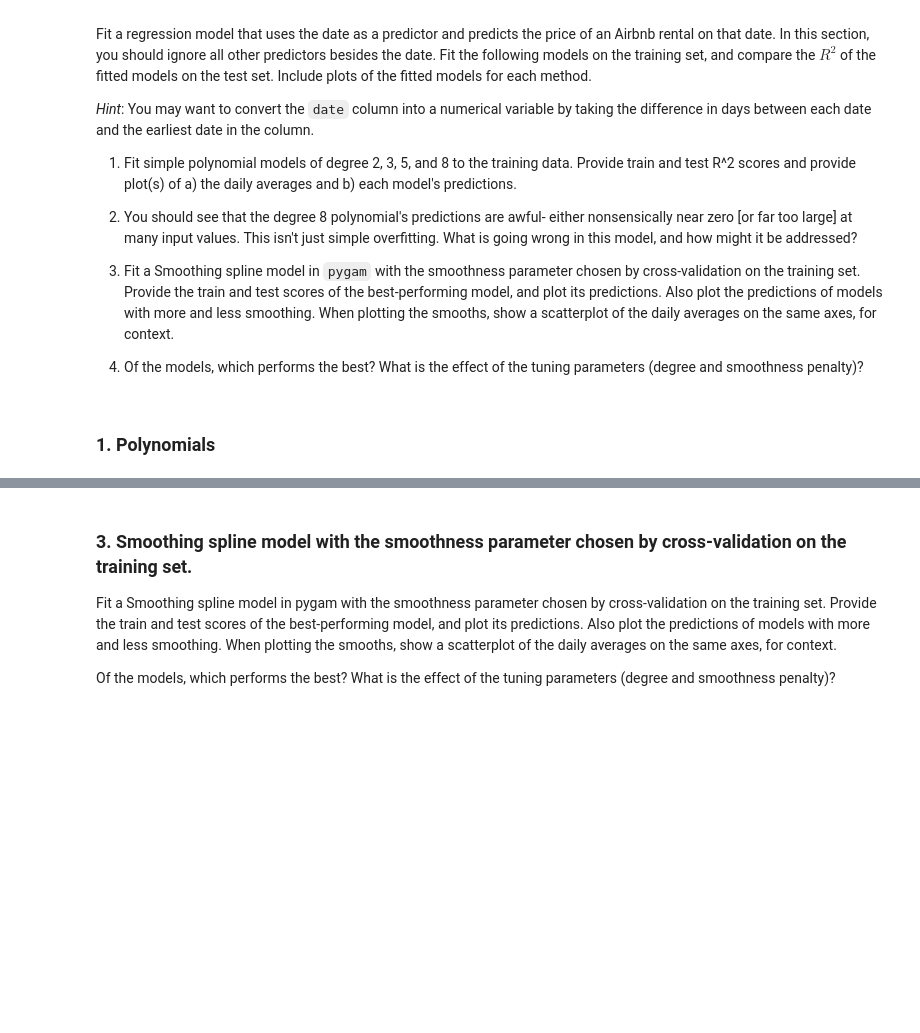
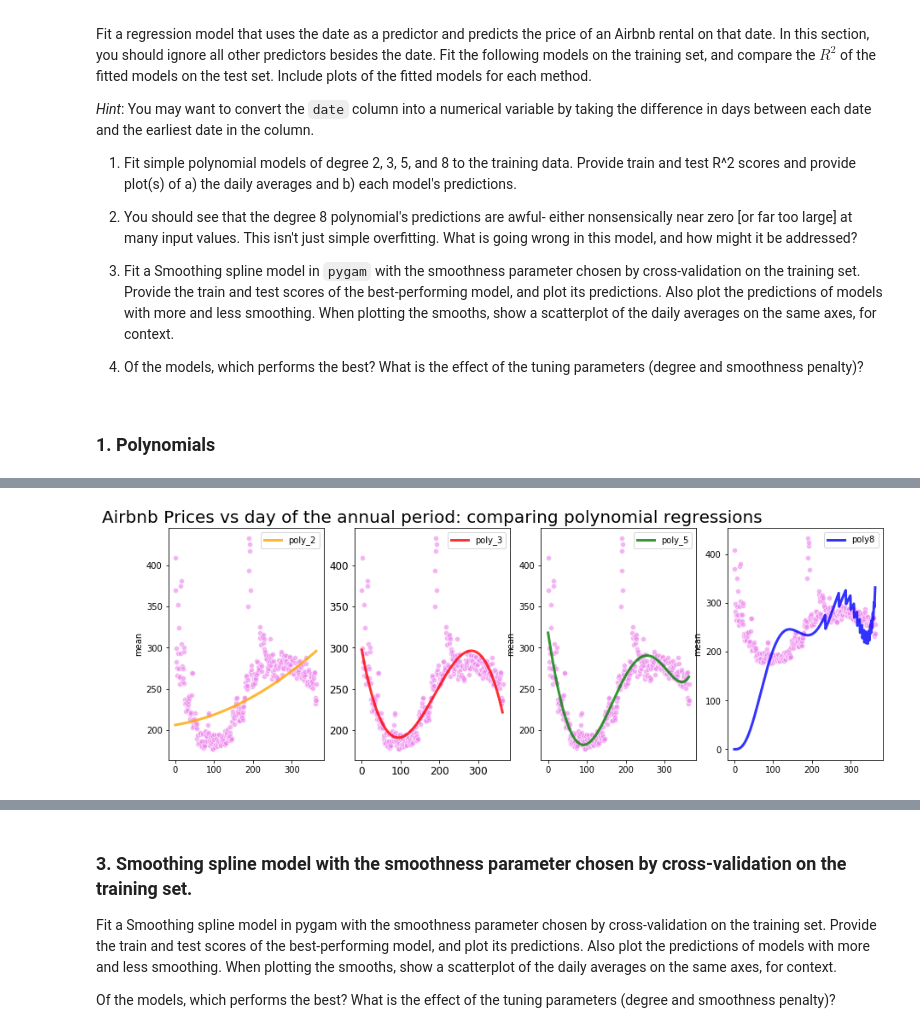
Before and after one commit to blindedjoy/2020-CS109B, a Jupyter notebook: content/homeworks/hw01/cs109b_hw1.ipynb, the cells around one changed output, grey strips where cells are left out. Cells and saved outputs as stored; diff of their text form; code cells hidden in the pictures; blank space fills up the shorter version.

```diff
--- a/content/homeworks/hw01/cs109b_hw1.ipynb
+++ b/content/homeworks/hw01/cs109b_hw1.ipynb
@@ -266 +219,77 @@ for i, pol in enumerate(pol_lst):
+# %%
+test = pd.DataFrame(X_test)
+test.columns = ["date"]
+
+def df_convertor(lst, lbl):
+    df = pd.DataFrame(np.array(lst).reshape(-1,1))
+    df.columns = [lbl]
+    return df
+
+daily_avgs = []
+daily_avgs_test = []
+for i in range(max(num_dates) + 1):
+    daily_avg = np.mean(cal_train_available['price'][num_dates == i])
+    daily_avgs.append(daily_avg)
+
+    daily_avg_test = np.mean(cal_test_available['price'][num_dates_test == i])
+    daily_avgs_test.append(daily_avg_test)
+
+daily_avgs = df_convertor(daily_avgs, "price")
+daily_avgs_test = df_convertor(daily_avgs_test, "price")
+# %%
+#predict_df = pd.DataFrame(data={"age":x_pred})
+#predict_df.head()
+dates_ = df_convertor(list(range(max(num_dates))), "date")
+
+poly_models_lst = []
+
+avg_preds  = []
+train_preds = []
+test_preds = []
+
+for i, expr in enumerate(formula_lst):
+
+    # fit the model
+    fit_lm = sm.ols(formula = expr, data = train).fit()
+
+    #attach it to the list of training models
+    poly_models_lst.append(fit_lm)
+
+    #avg predictions
+    avg_pred = fit_lm.get_prediction(pd.DataFrame(dates_)).summary_frame()
+
+    #get training predictions
+    train_pred = fit_lm.get_prediction(df_convertor(num_dates, "date")).summary_frame()
+
+    #get training predictions
+    test_pred = fit_lm.get_prediction(df_convertor(num_dates_test, "date")).summary_frame()
+
+    #append everything to lists:
+    train_preds.append(train_pred)
+    test_preds.append(test_pred)
+    avg_preds.append(avg_pred)
+fig, ax = plt.subplots(1, 4, figsize=(15, 5))
+ax.flatten()
+colors = ["orange", "red", "green","blue"]
+names = ["poly_2", "poly_3", "poly_5", "poly8"]
+for i, pred_df in enumerate(avg_preds):
+    sns.scatterplot(x=list(range(max(num_dates)+1)), y='price', data = daily_avgs,
+                    color = 'violet', alpha = 0.6, ax = ax[i])
+    sns.lineplot(x = list(dates_['date']), y='mean', data = pred_df,
+                 color = colors[i], label = names[i], alpha = 0.8,
+                 sizes = [100],  linewidth=3, ax = ax[i])
+
+easy_plot_details(ax[1], ["Airbnb Prices vs day of the annual period: comparing polynomial regressions",20], ["",16], ["",18], subplot = False)
+
+r2_scores = []
+r2_scores_test = []
+for i, val in enumerate(train_preds):
+    r2_scores.append(r2_score(cal_train_available["price"],val['mean']))
+    #test val
+    test_val = test_preds[i]
+    r2_scores_test.append(r2_score(cal_test_available["price"],test_val['mean']))
+r2_df = pd.DataFrame([[2,3,5,8],r2_scores,r2_scores_test]).T
+r2_df.columns = ["degree", "train_r2_score", "test_r2_score"]
+# %% [output]
+[figure, added]
 # %%
```
Also changed, not shown: parts of 72 cells of this notebook.
